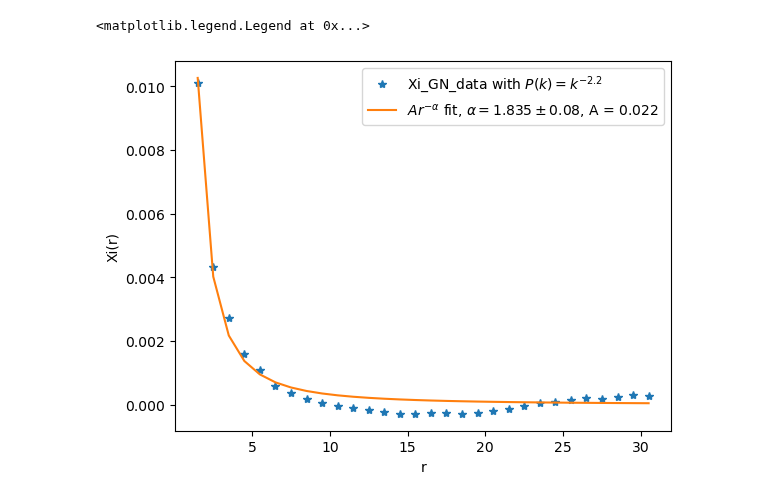
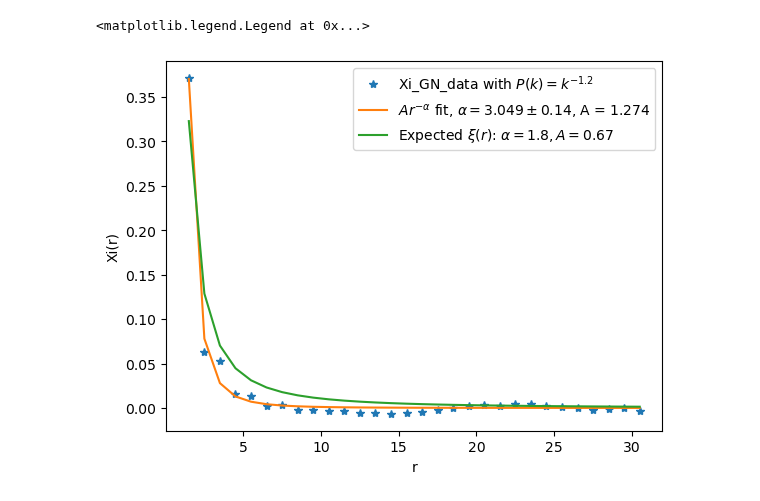
Before and after one commit to VibinRam/DP2, a Jupyter notebook: Codes/Clustering_simulation/GonzNuevoCheck.ipynb, the cells around one changed output. Cells and saved outputs as stored; diff of their text form; code cells hidden in the pictures.

```diff
--- a/Codes/Clustering_simulation/GonzNuevoCheck.ipynb
+++ b/Codes/Clustering_simulation/GonzNuevoCheck.ipynb
@@ -18,8 +18,8 @@ def GonzNuevo(box_p, N_side, L_side, n_bar, pk_cl, k_for_P):
     #Now let's take the fourier transform of box_delx to get box_delk
     box_delk = np.fft.fftn(box_delx, norm='ortho')
 
-    temp_factor = np.power(del_x * np.sqrt(N_side)/np.sqrt(2 * np.pi), 3)
-    box_delk = temp_factor * box_delk
+    # temp_factor = np.power(del_x * np.sqrt(N_side)/np.sqrt(2 * np.pi), 3)
+    # box_delk = temp_factor * box_delk
 
     #Getting the corresponding k values along 1d axis
     k_vals = np.fft.fftfreq(N_side, d= del_x)
@@ -34,10 +34,10 @@ def GonzNuevo(box_p, N_side, L_side, n_bar, pk_cl, k_for_P):
     #that falls between and find power spectrum pk.
     pk = np.zeros(len(k_for_P)-1)
     for i, (k1, k2) in enumerate(zip(k_for_P[:-1], k_for_P[1:])):
-        pk[i] = np.average(np.absolute(box_delk[np.where((modk_grid > k1) & (modk_grid < k2))]) ** 2)
+        pk[i] = np.average(np.absolute(box_delk[np.where((modk_grid >= k1) & (modk_grid < k2))]) ** 2)
 
-    box_vol = L_side**3
-    pk = pk/box_vol
+    # box_vol = L_side**3
+    # pk = pk/box_vol
 
     #----------------------------------------------------------------------------------------------------
     #plotting the pks
@@ -58,16 +58,16 @@ def GonzNuevo(box_p, N_side, L_side, n_bar, pk_cl, k_for_P):
 
     #modify the delk using the chosen power spectrum
     for i, (k1, k2) in enumerate(zip(k_for_P[:-1], k_for_P[1:])):
-        temp_ind = np.where((modk_grid > k1) & (modk_grid < k2))
+        temp_ind = np.where((modk_grid >= k1) & (modk_grid < k2))
         box_delk_new[temp_ind] = box_delk[temp_ind] * (np.sqrt(pk_cl[i] + pk[i])) / np.sqrt(pk[i])
 
     #Now we need to inverse fourier transfor box_delk_new to get box_delx_new
     box_delx_new = np.fft.ifftn(box_delk_new, norm='ortho')
 
     #Now again we have to add the factors
-    del_k = 1/(N_side * del_x)
-    temp_factor = np.power(del_k * np.sqrt(N_side)/np.sqrt(2 * np.pi), 3)
-    box_delx_new = temp_factor * box_delx_new
+    # del_k = 1/(N_side * del_x)
+    # temp_factor = np.power(del_k * np.sqrt(N_side)/np.sqrt(2 * np.pi), 3)
+    # box_delx_new = temp_factor * box_delx_new
 
     #Now to get the new n(x)
     #box_GN = np.asarray(np.round(n_bar * (1 + box_delx_new)), dtype='int64')
@@ -78,9 +78,9 @@ def GonzNuevo(box_p, N_side, L_side, n_bar, pk_cl, k_for_P):
     #finding the new power spectrum
     pk_new = np.zeros(len(k_for_P)-1)
     for i, (k1, k2) in enumerate(zip(k_for_P[:-1], k_for_P[1:])):
-        pk_new[i] = np.average(np.absolute(box_delk_new[np.where((modk_grid > k1) & (modk_grid < k2))]) ** 2)
+        pk_new[i] = np.average(np.absolute(box_delk_new[np.where((modk_grid >= k1) & (modk_grid < k2))]) ** 2)
 
-    pk_new = pk_new/box_vol
+    # pk_new = pk_new/box_vol
 
     #plotting the new psd vs the given one
     fig, (ax1, ax2) = plt.subplots(1, 2, figsize=(10,5))
@@ -115,13 +115,13 @@ assert (N_side % 2 == 0)
 k_for_P = np.linspace(k_min, k_max, N_side//2)
 
 #Now we have to make a desired power spectrum pk_cl
-delta_of_k = 2.2
+delta_of_k = 1.2
 const_of_k = 1
 k_for_P_mid = (k_for_P[:-1] + k_for_P[1:])/2
 pk_cl = np.power(const_of_k * k_for_P_mid, -delta_of_k)
 
-box_GN = GonzNuevo(box_p, N_side, L_side, n_bar, pk_cl, k_for_P);
-plt.close('all')
+box_GN = GonzNuevo(box_p, N_side, L_side, n_bar, pk_cl, k_for_P)
+# plt.close('all')
 
 
 #Let me make another box, which we will fill with Poisson drawn numbers.
@@ -165,26 +168,26 @@ Xi_GN = (DD_count_GN/DD_total_GN - 2 * DR_count_GN/DR_total_GN + RR_count_GN/RR_
 # %%
 #Fitting the Xi_GN with a power law function to check what degree of correlation we get
 def pow_func(r, A, alpha):
     return A * np.power(r, -alpha)
 
 r_bins = bins * del_x
 r_mid = (r_bins[:-1] + r_bins[1:])/2
 
 popt, pcov = spo.curve_fit(pow_func, r_mid, Xi_GN)
 
 fig, ax = plt.subplots()
 
 ax.plot(r_mid, Xi_GN, '*', label = r"Xi_GN_data with $P(k) = k^{{-{}}}$".format(delta_of_k))
 ax.plot(r_mid, pow_func(r_mid, popt[0], popt[1]), label=r'$Ar^{{-\alpha}}$ fit, $\alpha = {}\pm{}$, A = {}'.format(np.round(popt[1],3),np.round(np.sqrt(pcov[1,1]), 2), np.round(popt[0],3)))
 ax.set_xlabel('r')
 ax.set_ylabel('Xi(r)')
 
 #Expected correlation function
 alpha_expect = 3 - delta_of_k
 A_expect = (sps.gamma(alpha_expect/2))/ (const_of_k * np.power(2, 1 - alpha_expect/2) * sps.gamma((3 - alpha_expect)/2))
-#ax.plot(r_mid, pow_func(r_mid, A_expect, alpha_expect), label=r"Expected $\xi(r)$: $\alpha = {}, A = {}$".format(np.round(alpha_expect,3), np.round(A_expect,3)))
+ax.plot(r_mid, pow_func(r_mid, A_expect, alpha_expect), label=r"Expected $\xi(r)$: $\alpha = {}, A = {}$".format(np.round(alpha_expect,3), np.round(A_expect,3)))
 
 ax.legend()
 # %% [output]
 <matplotlib.legend.Legend at 0x...>
-[figure, old version]
+[figure, new version]
```
Also changed, not shown: parts of 8 cells of this notebook, 3 other files.
